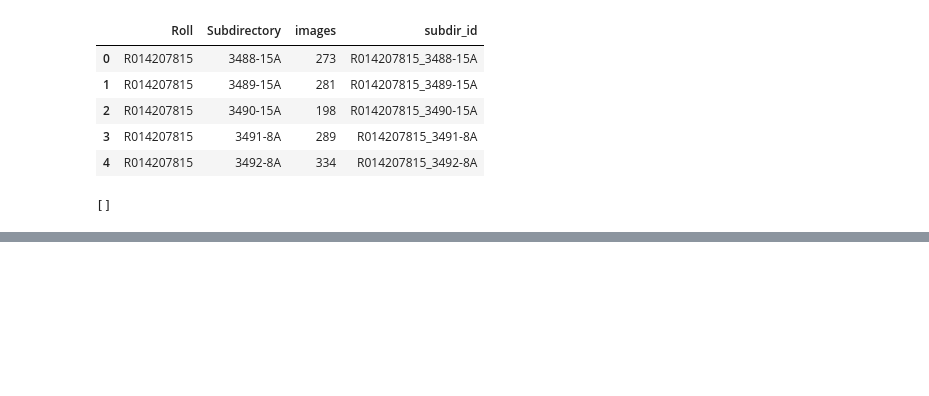
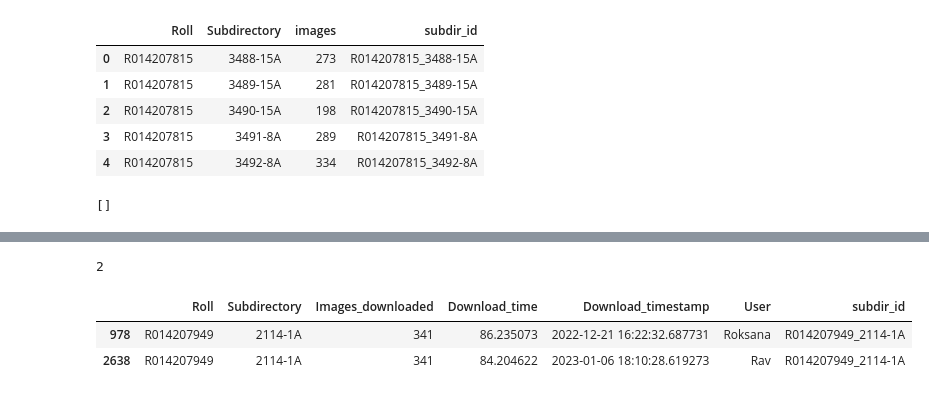
Before and after one commit to asc-csa/Alouette_ISIS_extract, a Jupyter notebook: 10_Analyze Processing Quality.ipynb, the cells around one changed output, grey strips where cells are left out. Cells and saved outputs as stored; diff of their text form; code cells hidden in the pictures; blank space fills up the shorter version.

```diff
--- a/10_Analyze Processing Quality.ipynb
+++ b/10_Analyze Processing Quality.ipynb
@@ -119,0 +154,10 @@ df_p2.to_csv(logDir + 'reprocess_list.csv', index=False)
+# %%
+df_d1_ = df_download_log[df_download_log.duplicated(subset=['subdir_id'], keep=False)]
+df_d1_ = df_d1_.sort_values(['subdir_id', 'Download_timestamp'])
+print(len(df_d1_))
+df_d1_.head(10)
+# %% [output]
+2
+|  | Roll | Subdirectory | Images_downloaded | Download_time | Download_timestamp | User | subdir_id |
+| 978 | R014207949 | 2114-1A | 341 | 86.235073 | 2022-12-21 16:22:32.687731 | Roksana | R014207949_2114-1A |
+| 2638 | R014207949 | 2114-1A | 341 | 84.204622 | 2023-01-06 18:10:28.619273 | Rav | R014207949_2114-1A |
```
Also changed, not shown: parts of 14 cells of this notebook.
